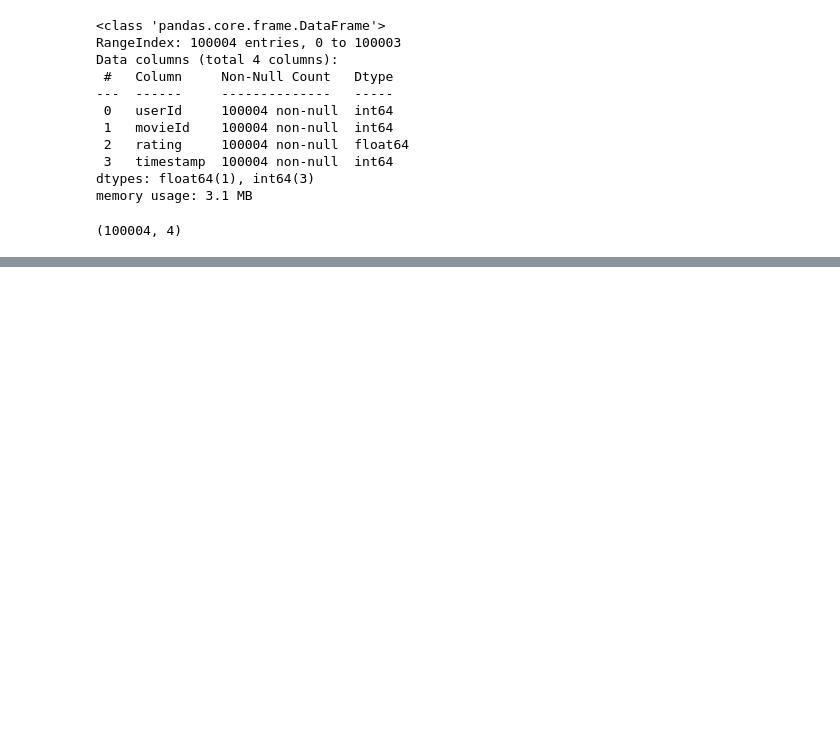
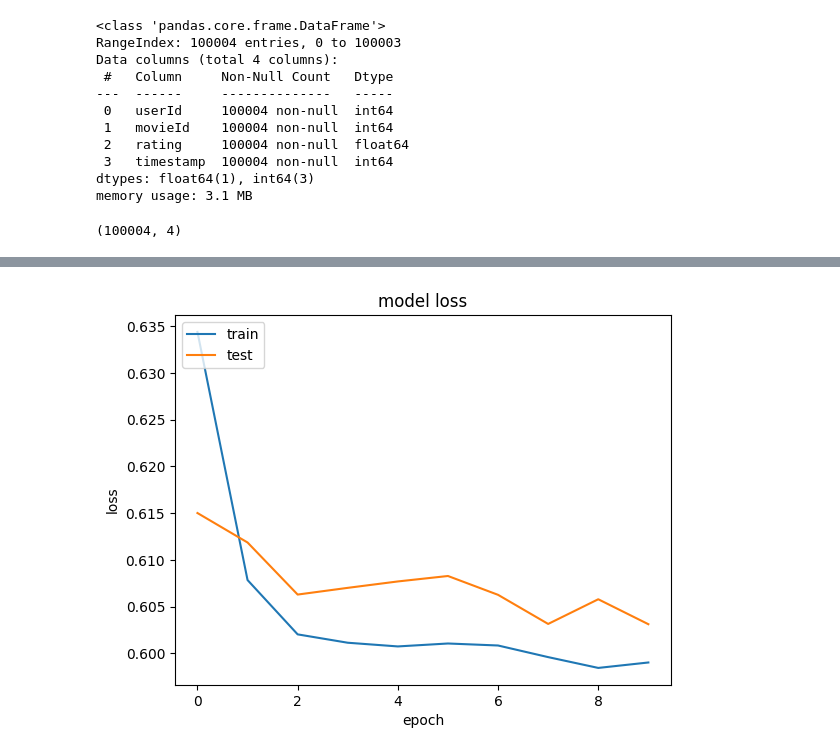
Before and after one commit to C24-MR01/nbs-ml, a Jupyter notebook: collaborative-filtering.ipynb, the cells around one changed output, grey strips where cells are left out. Saved outputs shown, nothing was run; the diff lists cells and outputs as text; code cells hidden in the pictures; blank space fills up the shorter version.

```diff
--- a/collaborative-filtering.ipynb
+++ b/collaborative-filtering.ipynb
@@ -310,0 +83,2 @@ scored_movies_df_mock.sort_values(["RecommendationScore"], ascending=False).head
+# %%
+movies_ratings.dropna(inplace=True)
@@ -310,0 +128,17 @@ scored_movies_df_mock.sort_values(["RecommendationScore"], ascending=False).head
+# %%
+df = movies_ratings.sample(frac=1, random_state=42)
+x = df[["user", "movie"]].values
+# Normalize the targets between 0 and 1. Makes it easy to train.
+y = df["rating"].apply(lambda x: (x - min_rating) / (max_rating - min_rating)).values
+# Assuming training on 90% of the data and validating on 10%.
+train_indices = int(0.8 * df.shape[0])
+x_train, x_val, y_train, y_val = (
+    x[:train_indices],
+    x[train_indices:],
+    y[:train_indices],
+    y[train_indices:],
+)
+
+print(x, y)
+print("Jumlah data train: ", len(x_train))
+print("Jumlah data val: ", len(x_val))
@@ -310,0 +229,9 @@ scored_movies_df_mock.sort_values(["RecommendationScore"], ascending=False).head
+# %%
+history = model.fit(
+    x=x_train,
+    y=y_train,
+    batch_size=64,
+    epochs=10,
+    verbose=1,
+    validation_data=(x_val, y_val),
+)
@@ -310,0 +259,10 @@ scored_movies_df_mock.sort_values(["RecommendationScore"], ascending=False).head
+# %%
+plt.plot(history.history["loss"])
+plt.plot(history.history["val_loss"])
+plt.title("model loss")
+plt.ylabel("loss")
+plt.xlabel("epoch")
+plt.legend(["train", "test"], loc="upper left")
+plt.show()
+# %% [output]
+[figure, added]
```
Also changed, not shown: parts of 22 cells of this notebook.
